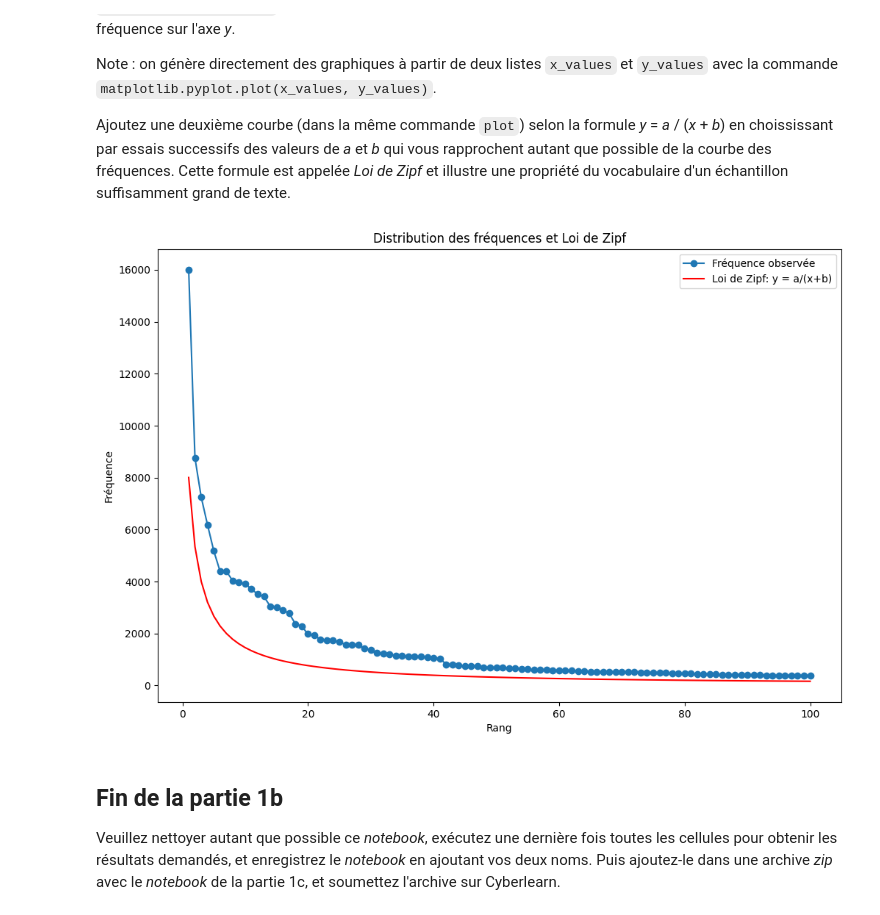
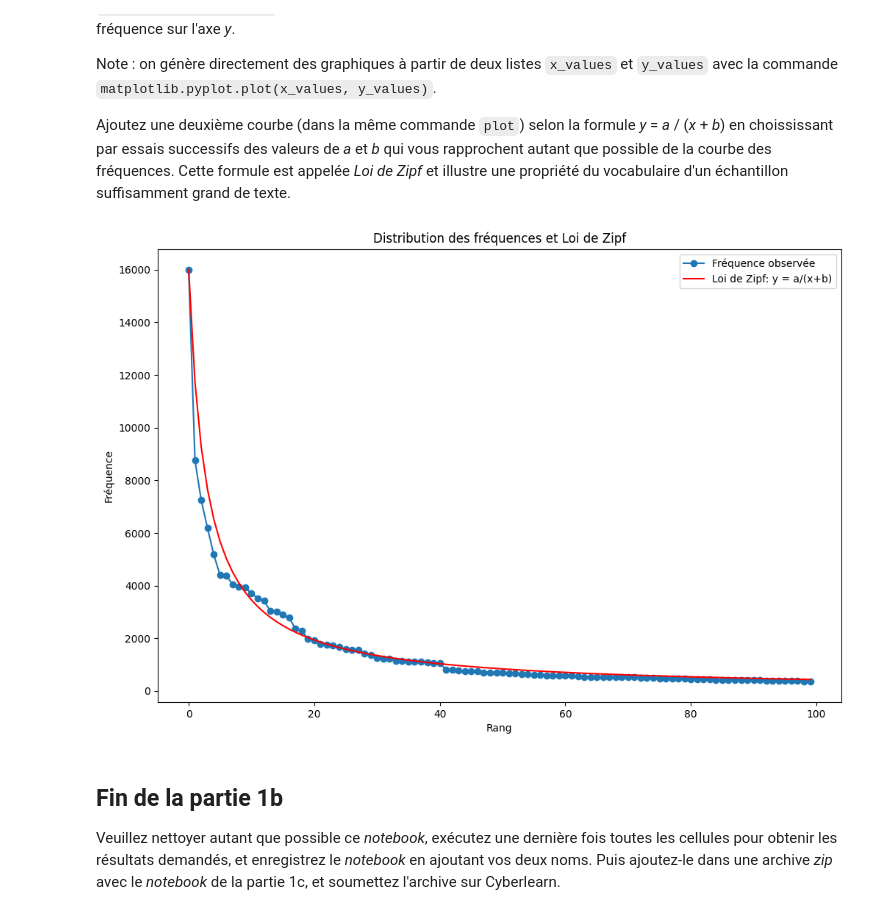
Before and after one commit to Neroil/TAL_Lab_1, a Jupyter notebook: TAL_Labo1b_student.ipynb, the cells around one changed output. Cells and saved outputs as stored; diff of their text form; code cells hidden in the pictures.

```diff
--- a/TAL_Labo1b_student.ipynb
+++ b/TAL_Labo1b_student.ipynb
@@ -337,25 +342,20 @@ Ajoutez une deuxième courbe (dans la même commande `plot`) selon la formule *y
 # %%
 # Veuillez écrire votre code ci-dessous, puis exécuter cette cellule.
 sorted_freq = sorted(freq_dist.values(), reverse=True)[:100]
-x = list(range(1, len(sorted_freq) + 1))
-# Affichez avec `matplotlib.pyplot.plot` la courbe en fonction du rang
+x = list(range(0, len(sorted_freq)))
+
 plt.figure(figsize=(12, 8))
-# Tracer la courbe observée
 plt.plot(x, sorted_freq, marker='o', label="Fréquence observée")
 
-# Définir les paramètres de la loi de Zipf : y = a/(x + b)
-# Ici, a est choisi égal à la fréquence maximale observée et b = 1 (vous pouvez ajuster ces valeurs pour un meilleur fit)
-a = sorted_freq[0]
-b = 1
+a = 44000
+b = 2.75
 zipf_curve = [a / (rank + b) for rank in x]
-
-# Tracer la courbe de la loi de Zipf
 plt.plot(x, zipf_curve, label="Loi de Zipf: y = a/(x+b)", color='red')
 
 plt.xlabel("Rang")
 plt.ylabel("Fréquence")
 plt.title("Distribution des fréquences et Loi de Zipf")
 plt.legend()
 plt.show()
 # %% [output]
-[figure, old version]
+[figure, new version]
```
Also changed, not shown: parts of 4 cells of this notebook, 1 other file.
